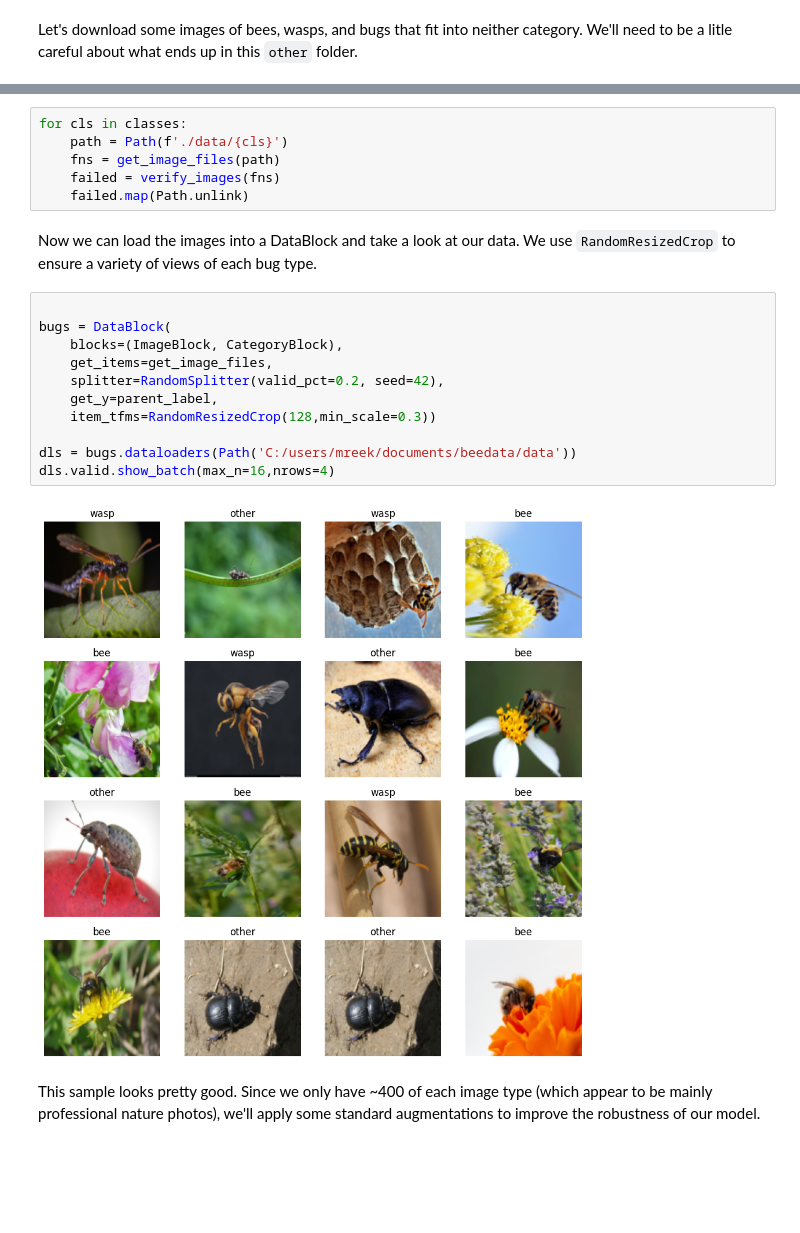
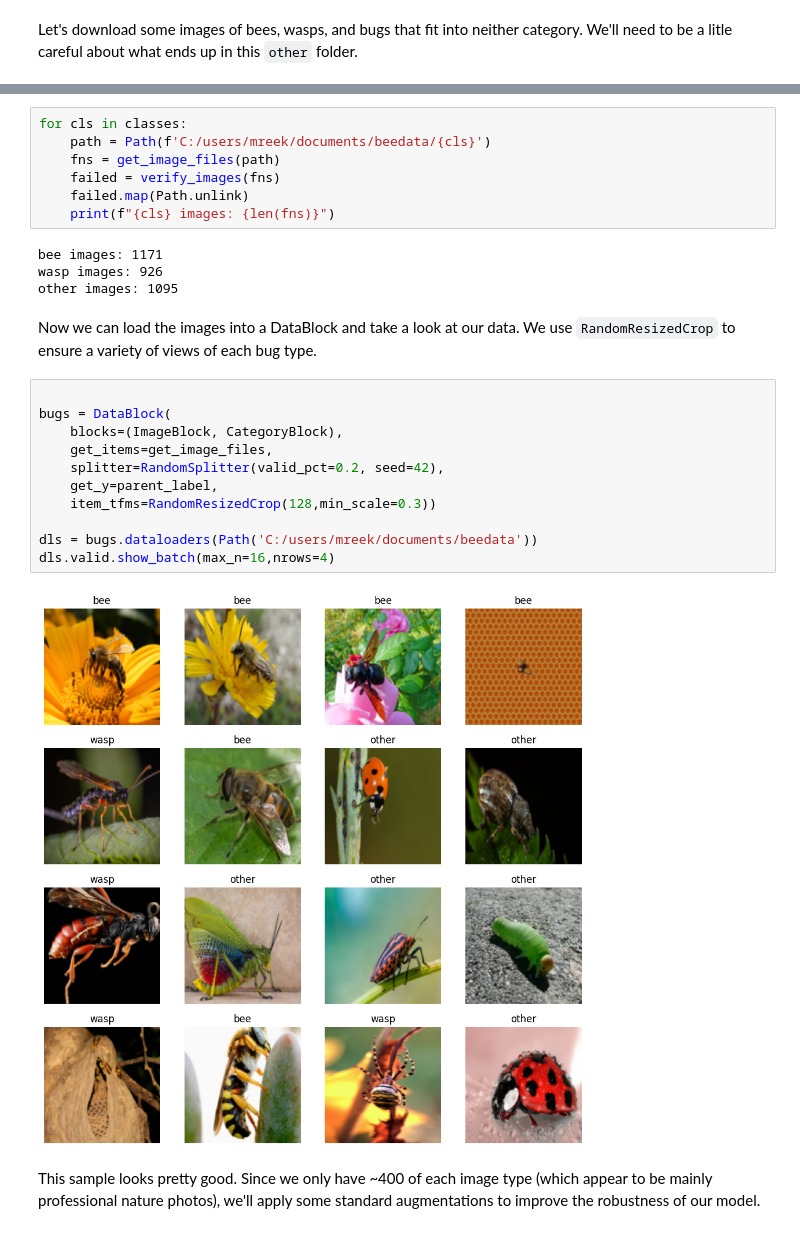
Before and after one commit to mreeks91/beesness, a Jupyter notebook: bee_or_wasp.ipynb, the cells around one changed output, grey strips where cells are left out. Cells and saved outputs as stored; diff of their text form; blank space fills up the shorter version.

````diff
--- a/bee_or_wasp.ipynb
+++ b/bee_or_wasp.ipynb
@@ -38,25 +42,30 @@ for cls in classes:
         download_images(path, urls=results.attrgot('contentUrl'))
 # %%
 for cls in classes:
-    path = Path(f'./data/{cls}')
+    path = Path(f'C:/users/mreek/documents/beedata/{cls}')
     fns = get_image_files(path)
     failed = verify_images(fns)
     failed.map(Path.unlink)
+    print(f"{cls} images: {len(fns)}")
+# %% [output]
+bee images: 1171
+wasp images: 926
+other images: 1095
 # %% [markdown]
 Now we can load the images into a DataBlock and take a look at our data. We use ```RandomResizedCrop``` to ensure a variety of views of each bug type.
 # %%
 
 bugs = DataBlock(
     blocks=(ImageBlock, CategoryBlock),
     get_items=get_image_files,
     splitter=RandomSplitter(valid_pct=0.2, seed=42),
     get_y=parent_label,
     item_tfms=RandomResizedCrop(128,min_scale=0.3))
 
-dls = bugs.dataloaders(Path('C:/users/mreek/documents/beedata/data'))
+dls = bugs.dataloaders(Path('C:/users/mreek/documents/beedata'))
 dls.valid.show_batch(max_n=16,nrows=4)
 # %% [output]
-[figure, old version]
+[figure, new version]
 # %% [markdown]
 This sample looks pretty good. Since we only have ~400 of each image type (which appear to be mainly professional nature photos), we'll apply some standard augmentations to improve the robustness of our model.
 # %% [markdown]
````
Also changed, not shown: parts of 23 cells of this notebook, 1 other file.
